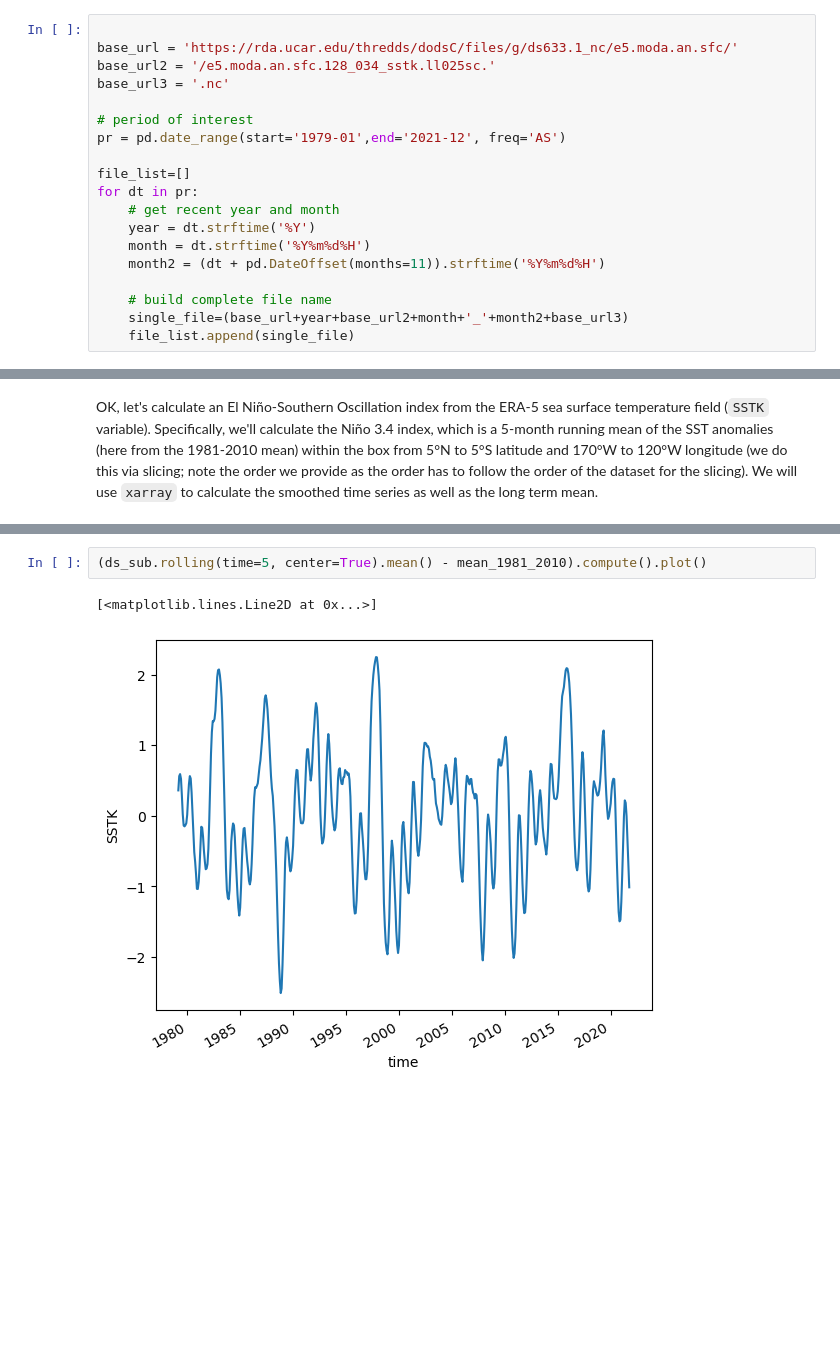
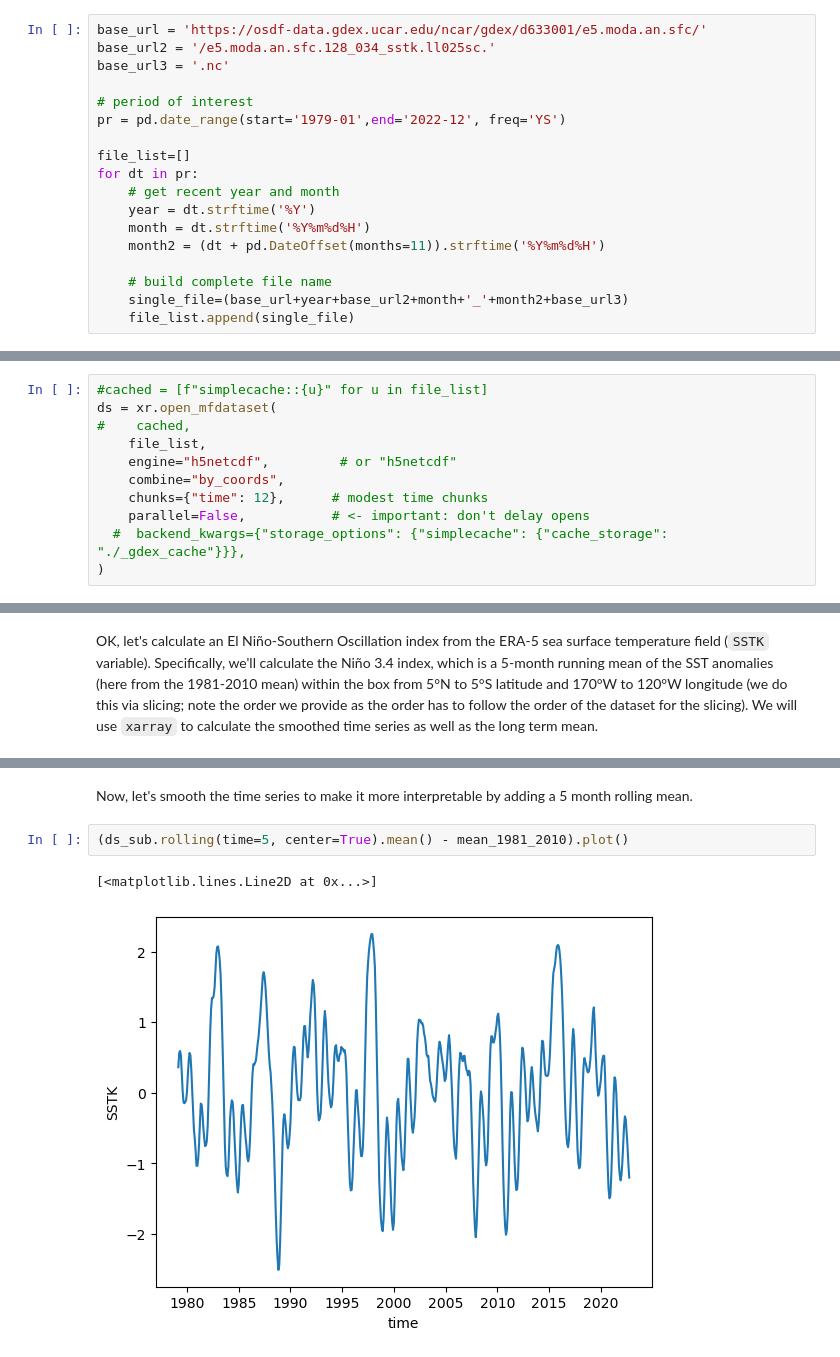
Before and after one commit to swnesbitt/ATMS-523-Module-2, a Jupyter notebook: M2N2_dask_workflows.ipynb, the cells around one changed output, grey strips where cells are left out. Cells and saved outputs as stored; diff of their text form; blank space fills up the shorter version.

````diff
--- a/M2N2_dask_workflows.ipynb
+++ b/M2N2_dask_workflows.ipynb
@@ -42,13 +47,12 @@ https://rda.ucar.edu/thredds/dodsC/files/g/ds633.1_grb/e5.moda.an.sfc/1987/e5.mo
 ```
 So, we need to dynamically generate the year and the timestamp.  We can use `pandas` to generate a `date_range`, and then create strings that match the pattern of the file.  We'll loop over each file and create that string for each file, appending each entry to a list.
 # %%
-
-base_url = 'https://rda.ucar.edu/thredds/dodsC/files/g/ds633.1_nc/e5.moda.an.sfc/'
+base_url = 'https://osdf-data.gdex.ucar.edu/ncar/gdex/d633001/e5.moda.an.sfc/'
 base_url2 = '/e5.moda.an.sfc.128_034_sstk.ll025sc.'
 base_url3 = '.nc'
 
 # period of interest
-pr = pd.date_range(start='1979-01',end='2021-12', freq='AS')
+pr = pd.date_range(start='1979-01',end='2022-12', freq='YS')
 
 file_list=[]
 for dt in pr:
@@ -89,3 +91,14 @@ ds = xr.open_mfdataset(file_list, parallel=True,chunks={'time': '50MB'})
+# %%
+#cached = [f"simplecache::{u}" for u in file_list]
+ds = xr.open_mfdataset(
+#    cached,
+    file_list,
+    engine="h5netcdf",         # or "h5netcdf"
+    combine="by_coords",
+    chunks={"time": 12},      # modest time chunks
+    parallel=False,           # <- important: don't delay opens
+  #  backend_kwargs={"storage_options": {"simplecache": {"cache_storage": "./_gdex_cache"}}},
+)
 # %% [markdown]
 Let's take a look at our object.
 # %%
@@ -163,5 +176,7 @@ This took 5 seconds on an ethernet connection at my office, but could take longe
+# %% [markdown]
+Now, let's smooth the time series to make it more interpretable by adding a 5 month rolling mean.
 # %%
-(ds_sub.rolling(time=5, center=True).mean() - mean_1981_2010).compute().plot()
+(ds_sub.rolling(time=5, center=True).mean() - mean_1981_2010).plot()
 # %% [output]
 [<matplotlib.lines.Line2D at 0x...>]
-[figure, old version]
+[figure, new version]
````
Also changed, not shown: parts of 24 cells of this notebook, 1 other file.
